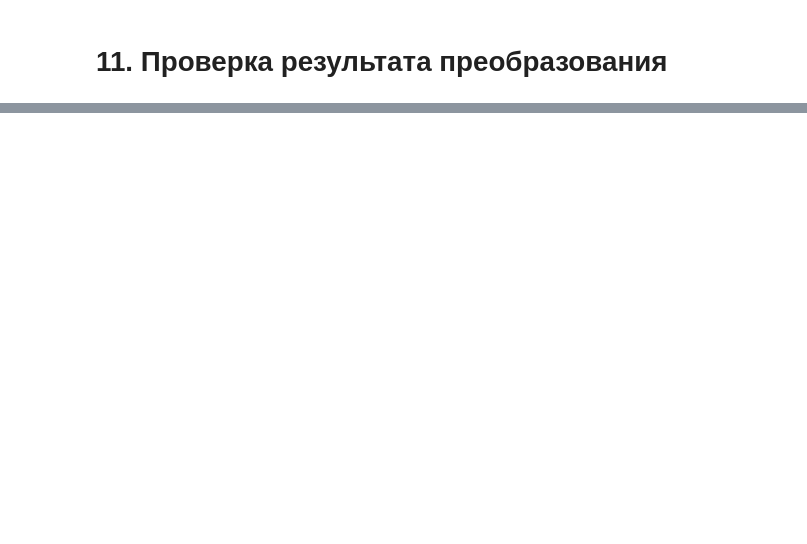
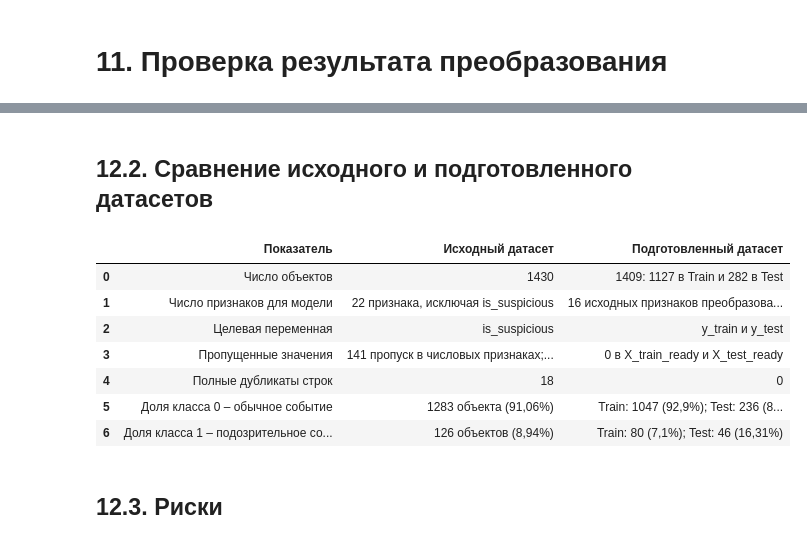
Before and after one commit to icspero/7-semester-AI-Lab1, a Jupyter notebook: lab01.ipynb, the cells around one changed output, grey strips where cells are left out. Cells and saved outputs as stored; diff of their text form; code cells hidden in the pictures; blank space fills up the shorter version.

```diff
--- a/lab01.ipynb
+++ b/lab01.ipynb
@@ -1572,0 +1744,62 @@ Pipeline сохранён
+# %% [markdown]
+## 12.2. Сравнение исходного и подготовленного датасетов
+# %%
+comparison = pd.DataFrame([
+    {
+        "Показатель": "Число объектов",
+        "Исходный датасет": "1430",
+        "Подготовленный датасет": "1409: 1127 в Train и 282 в Test"
+    },
+    {
+        "Показатель": "Число признаков для модели",
+        "Исходный датасет": "22 признака, исключая is_suspicious",
+        "Подготовленный датасет": "16 исходных признаков преобразованы в 45"
+    },
+    {
+        "Показатель": "Целевая переменная",
+        "Исходный датасет": "is_suspicious",
+        "Подготовленный датасет": "y_train и y_test"
+    },
+    {
+        "Показатель": "Пропущенные значения",
+        "Исходный датасет": (
+            "141 пропуск в числовых признаках; "
+            "62 в категориальных; "
+            "90 противоречивых значений возраста пароля; "
+            "10 недопустимых отрицательных значений"
+        ),
+        "Подготовленный датасет": "0 в X_train_ready и X_test_ready"
+    },
+    {
+        "Показатель": "Полные дубликаты строк",
+        "Исходный датасет": "18",
+        "Подготовленный датасет": "0"
+    },
+    {
+        "Показатель": "Доля класса 0 – обычное событие",
+        "Исходный датасет": "1283 объекта (91,06%)",
+        "Подготовленный датасет": (
+            "Train: 1047 (92,9%); Test: 236 (83,69%)"
+        )
+    },
+    {
+        "Показатель": "Доля класса 1 – подозрительное событие",
+        "Исходный датасет": "126 объектов (8,94%)",
+        "Подготовленный датасет": (
+            "Train: 80 (7,1%); Test: 46 (16,31%)"
+        )
+    }
+])
+
+display(comparison)
+# %% [output]
+|  | Показатель | Исходный датасет | Подготовленный датасет |
+| 0 | Число объектов | 1430 | 1409: 1127 в Train и 282 в Test |
+| 1 | Число признаков для модели | 22 признака, исключая is_suspicious | 16 исходных признаков преобразова... |
+| 2 | Целевая переменная | is_suspicious | y_train и y_test |
+| 3 | Пропущенные значения | 141 пропуск в числовых признаках;... | 0 в X_train_ready и X_test_ready |
+| 4 | Полные дубликаты строк | 18 | 0 |
+| 5 | Доля класса 0 – обычное событие | 1283 объекта (91,06%) | Train: 1047 (92,9%); Test: 236 (8... |
+| 6 | Доля класса 1 – подозрительное со... | 126 объектов (8,94%) | Train: 80 (7,1%); Test: 46 (16,31%) |
+# %% [markdown]
+## 12.3. Риски
```
Also changed, not shown: parts of 33 cells of this notebook, 1 other file.
